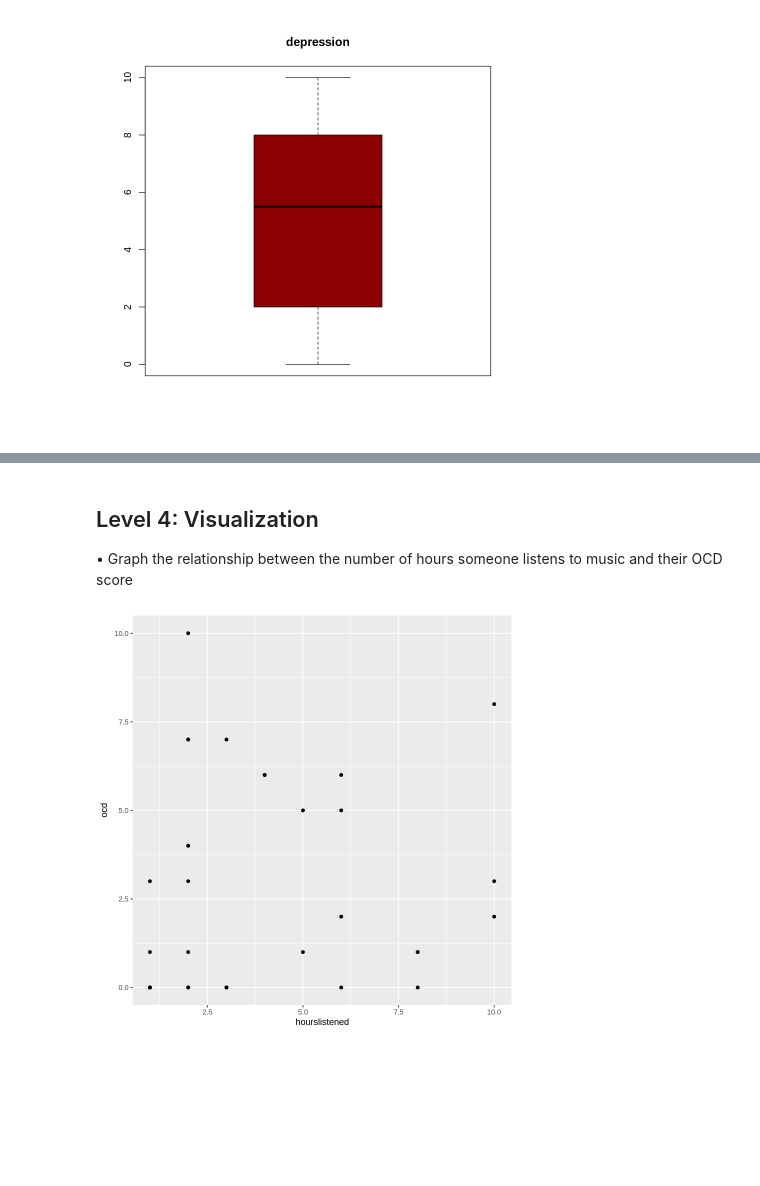
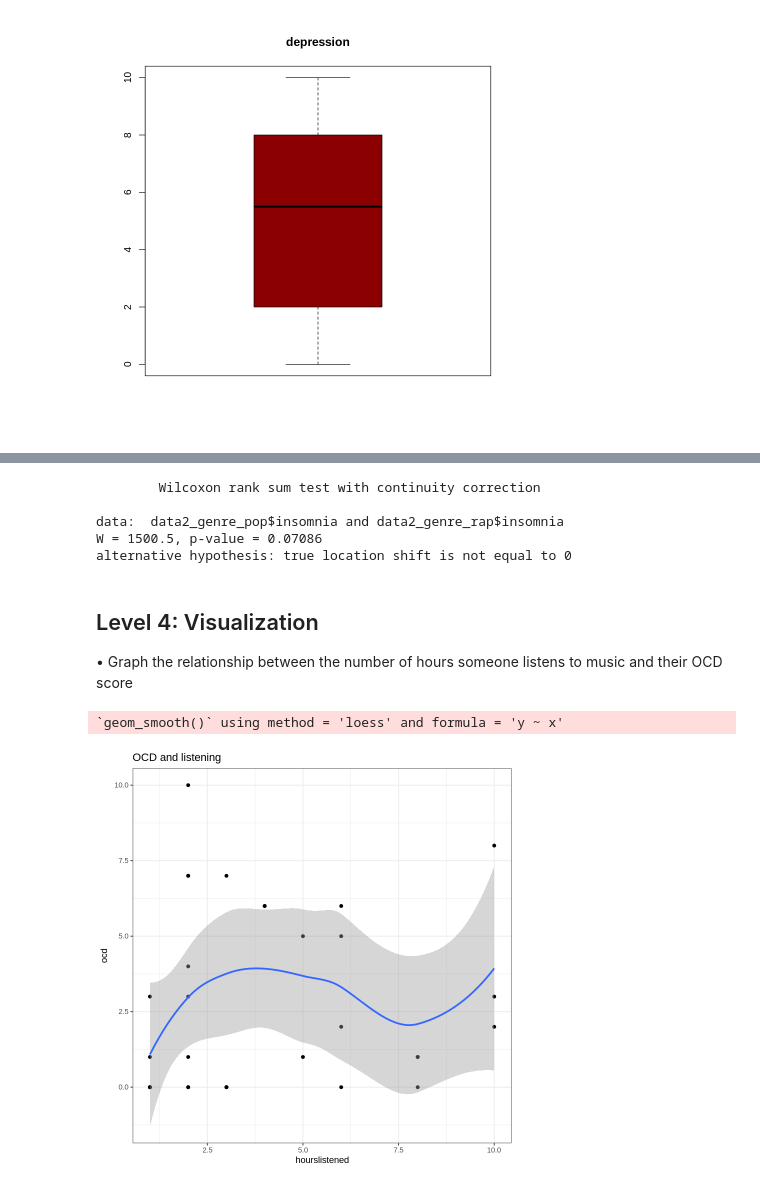
Before and after one commit to alanhlam-github/Psi_Chi_Jupyter, a Jupyter notebook: Psi_Chi_R_2025_July.ipynb, the cells around one changed output, grey strips where cells are left out. Cells and saved outputs as stored; diff of their text form; code cells hidden in the pictures; blank space fills up the shorter version.

```diff
--- a/Psi_Chi_R_2025_July.ipynb
+++ b/Psi_Chi_R_2025_July.ipynb
@@ -225,10 +194,11 @@ A data.frame: 6 × 33
 # %%
 list_1 = c('hourslistened','depression')
 
-data3 = data2 |>
-  filter(str_detect(fav.genre,"EDM"))
+data2_edm = data2 |>
+  filter(grepl("edm",fav.genre,ignore.case = T))
+  #filter(str_detect(fav.genre,"EDM"))
 
-head(data3)
+head(data2_edm)
 # %% [output]
 A data.frame: 6 × 33
 |  | timestamp | age | primary.streaming.service | hourslistened | while.working | instrumentalist | composer | ... |
@@ -241,11 +211,11 @@ A data.frame: 6 × 33
 | 6 | 8/28/2022 16:32 | 22 | Spotify | 1 | No | No | Yes | ... |
 # %%
 for (i in list_1){
-  x = boxplot(data3[i],col='darkred')
+  x = boxplot(data2_edm[i],col='darkred')
 title(i)
 }
 
-data4 = data3 |> filter(hourslistened < 15)
+data3 = data2_edm |> filter(hourslistened < 15)
 # %% [output]
 [figure]
 [figure]
@@ -333,8 +436,23 @@ sample estimates:
+# %%
+wilcox.test(data2_genre_pop$insomnia,data2_genre_rap$insomnia,paired = F)
+
+#no, pop and rap people do not have a statistical difference in insomnia scores
+# %% [output]
+        Wilcoxon rank sum test with continuity correction
+
+data:  data2_genre_pop$insomnia and data2_genre_rap$insomnia
+W = 1500.5, p-value = 0.07086
+alternative hypothesis: true location shift is not equal to 0
 # %% [markdown]
 ## Level 4: Visualization
 
 • Graph the relationship between the number of hours someone listens to music and their OCD score
 # %%
-data4 |> ggplot(aes(x=hourslistened,y=ocd))+geom_point()
+data3 |> ggplot(aes(x=hourslistened,y=ocd))+
+  theme_bw()+
+  geom_point() +
+  geom_smooth()+
+  labs(title='OCD and listening')
 # %% [output]
+`geom_smooth()` using method = 'loess' and formula = 'y ~ x'
-[figure, old version]
+[figure, new version]
```
Also changed, not shown: parts of 25 cells of this notebook.
